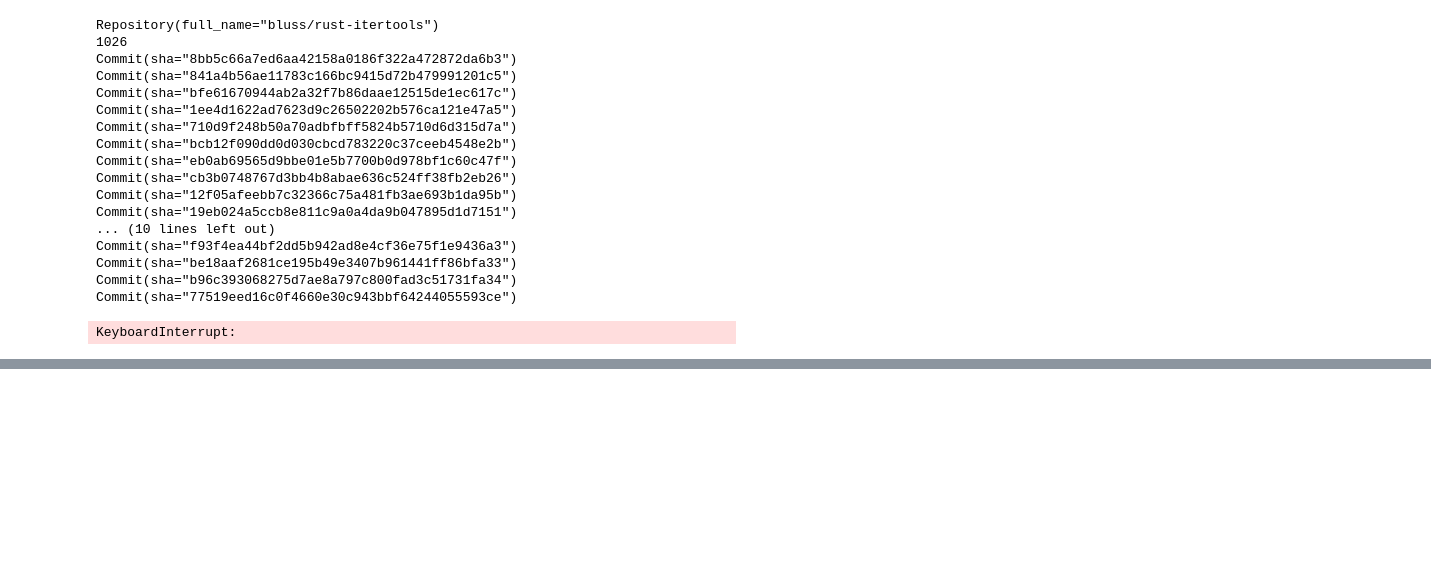
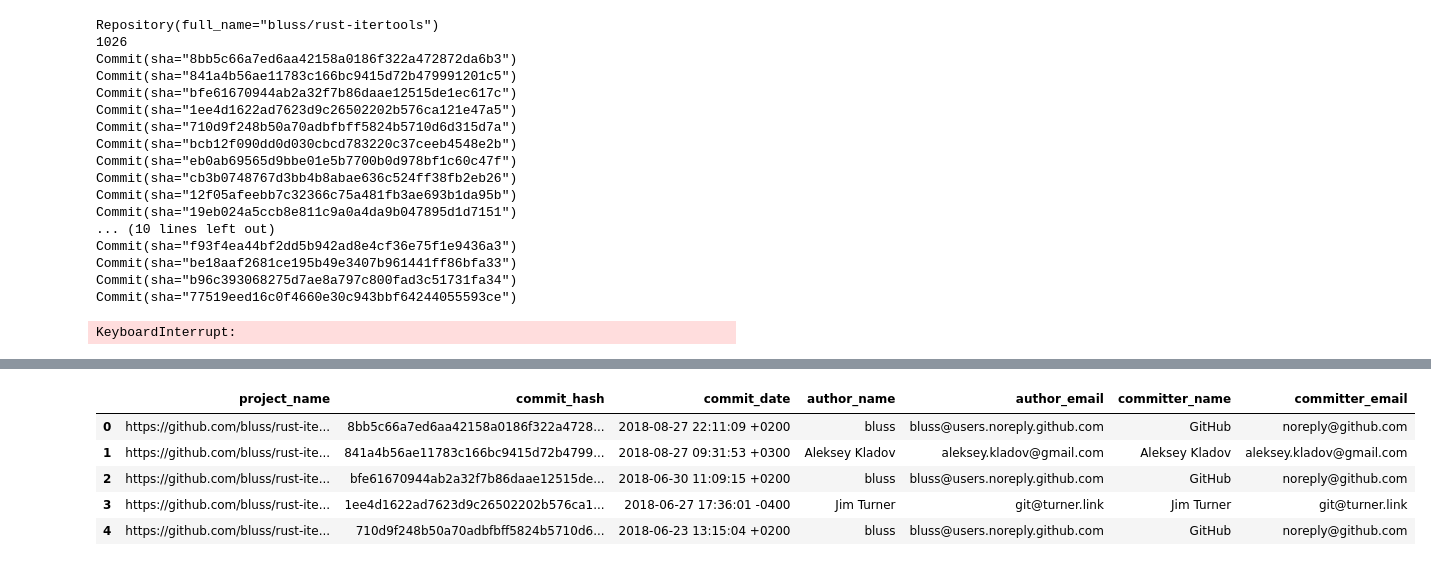
Before and after one commit to MehdiGol/PackagesDependencies-Contributors-Relationship, a Jupyter notebook: notebooks/Exploring Data.ipynb, the cells around one changed output, grey strips where cells are left out. Saved outputs shown, nothing was run; the diff lists cells and outputs as text; code cells hidden in the pictures; blank space fills up the shorter version.

```diff
--- a/notebooks/Exploring Data.ipynb
+++ b/notebooks/Exploring Data.ipynb
@@ -285,0 +260,10 @@ all_commits
+# %%
+all_commits.head()
+all_commits.to_csv('../data/commitlogs.csv')
+# %% [output]
+|  | project_name | commit_hash | commit_date | author_name | author_email | committer_name | committer_email |
+| 0 | https://github.com/bluss/rust-ite... | 8bb5c66a7ed6aa42158a0186f322a4728... | 2018-08-27 22:11:09 +0200 | bluss | bluss@users.noreply.github.com | GitHub | noreply@github.com |
+| 1 | https://github.com/bluss/rust-ite... | 841a4b56ae11783c166bc9415d72b4799... | 2018-08-27 09:31:53 +0300 | Aleksey Kladov | aleksey.kladov@gmail.com | Aleksey Kladov | aleksey.kladov@gmail.com |
+| 2 | https://github.com/bluss/rust-ite... | bfe61670944ab2a32f7b86daae12515de... | 2018-06-30 11:09:15 +0200 | bluss | bluss@users.noreply.github.com | GitHub | noreply@github.com |
+| 3 | https://github.com/bluss/rust-ite... | 1ee4d1622ad7623d9c26502202b576ca1... | 2018-06-27 17:36:01 -0400 | Jim Turner | git@turner.link | Jim Turner | git@turner.link |
+| 4 | https://github.com/bluss/rust-ite... | 710d9f248b50a70adbfbff5824b5710d6... | 2018-06-23 13:15:04 +0200 | bluss | bluss@users.noreply.github.com | GitHub | noreply@github.com |
```
Also changed, not shown: parts of 7 cells of this notebook, 1 other file.
